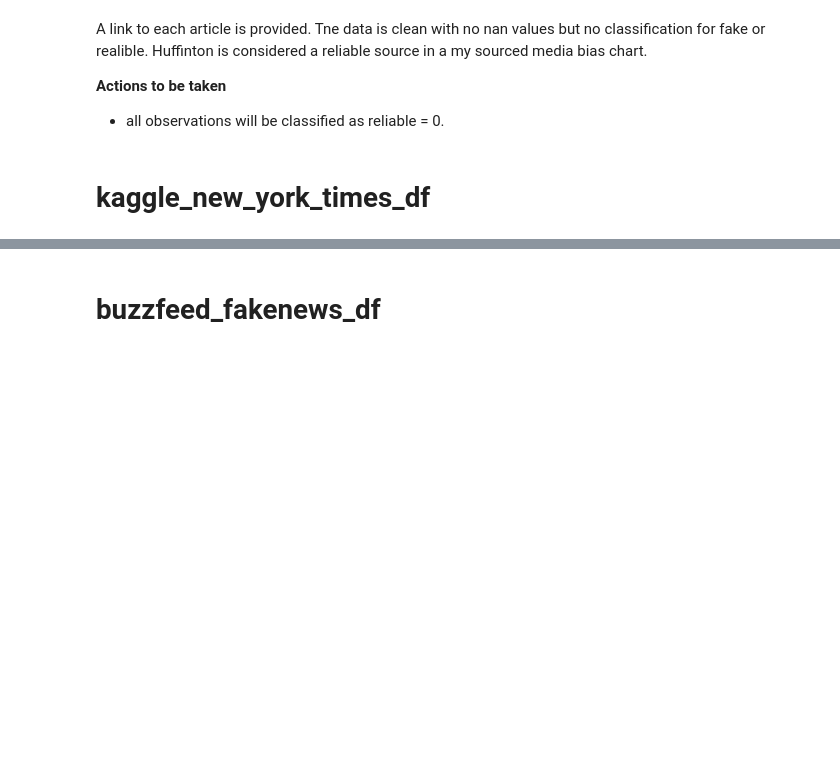
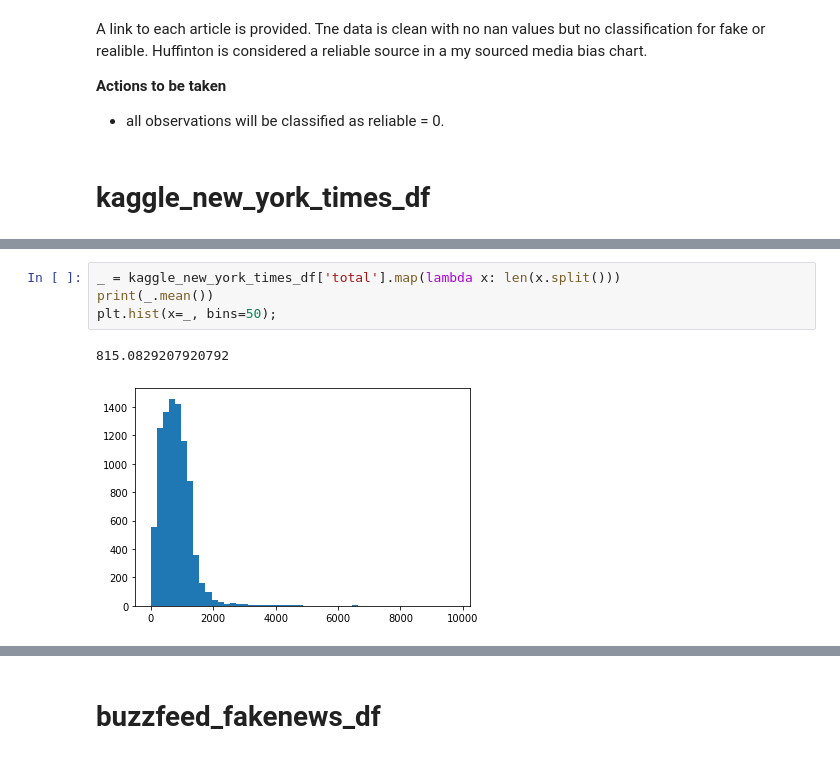
Before and after one commit to LaurentStar/Cap-Stone, a Jupyter notebook: exploratory_data_analysis.ipynb, the cells around one changed output, grey strips where cells are left out. Cells and saved outputs as stored; diff of their text form; blank space fills up the shorter version.

```diff
--- a/exploratory_data_analysis.ipynb
+++ b/exploratory_data_analysis.ipynb
@@ -193,0 +233,7 @@ A link to each article is provided. Tne data is clean with no nan values but no
+# %%
+_ = kaggle_new_york_times_df['total'].map(lambda x: len(x.split()))
+print(_.mean())
+plt.hist(x=_, bins=50);
+# %% [output]
+815.0829207920792
+[figure, added]
```
Also changed, not shown: parts of 12 cells of this notebook, 1 other file.
